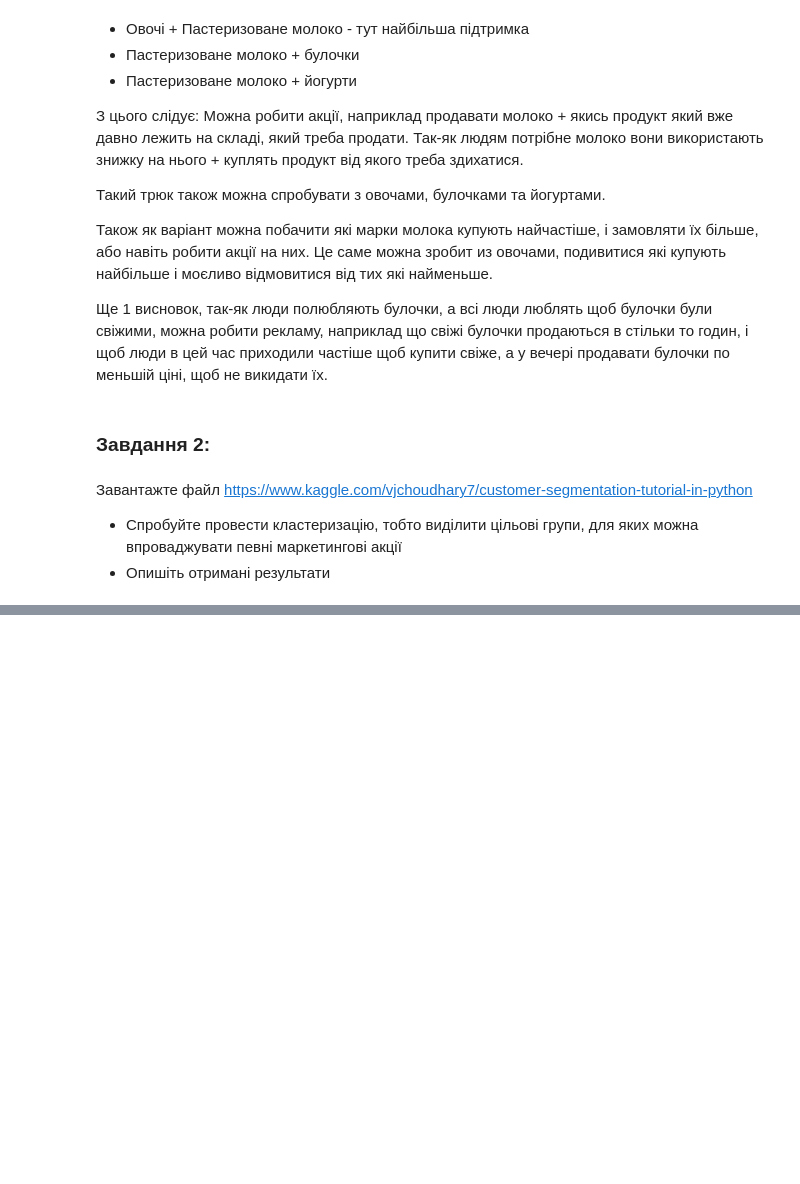
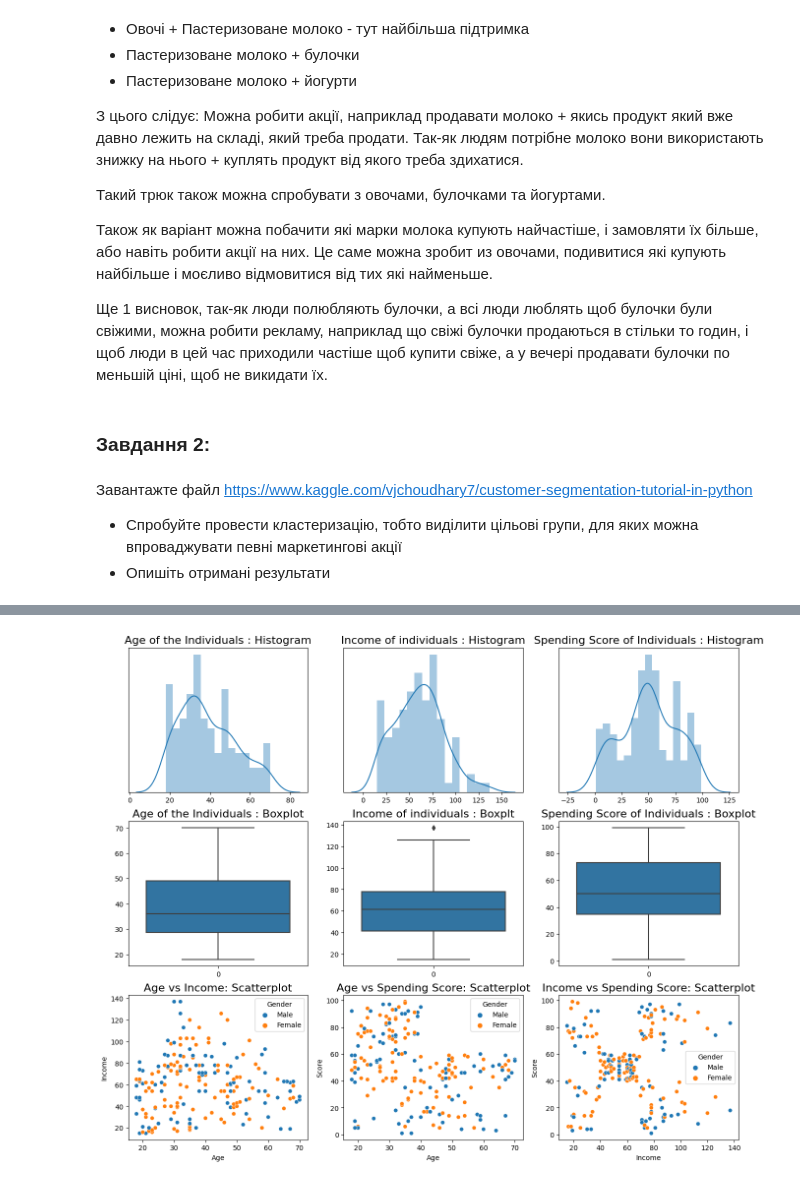
Before and after one commit to CyberCowboy404/DS-learning, a Jupyter notebook: lab8/Lab work 8.ipynb, the cells around one changed output, grey strips where cells are left out. Drawn from its saved outputs; the diff is of its cells as text; code cells hidden in the pictures; blank space fills up the shorter version.

```diff
--- a/lab8/Lab work 8.ipynb
+++ b/lab8/Lab work 8.ipynb
@@ -142,0 +275,60 @@ Association Rules:
+# %%
+## Let's understand the patterns and trends in the numerical variables
+## Age, Income(k$/yr), and SpendScore(1-100) are the 3 numerical variables we have here
+
+plt.subplots(figsize=(16,13))
+
+plt.subplot(3,3,1)
+plt.title('Age of the Individuals : Histogram', fontsize=16)
+sns.distplot(df['Age'], bins=15)
+plt.ylabel(None)
+plt.yticks([])
+plt.xlabel(None)
+
+plt.subplot(3,3,2)
+plt.title('Income of individuals : Histogram', fontsize=16)
+sns.distplot(df['Income'], bins=15)
+plt.ylabel(None)
+plt.yticks([])
+plt.xlabel(None)
+
+plt.subplot(3,3,3)
+plt.title('Spending Score of Individuals : Histogram', fontsize=16)
+sns.distplot(df['Score'], bins=15)
+plt.ylabel(None)
+plt.yticks([])
+plt.xlabel(None)
+
+plt.subplot(3,3,4)
+plt.title('Age of the Individuals : Boxplot', fontsize=16)
+sns.boxplot(df['Age'])
+plt.xlabel(None)
+plt.ylabel(None)
+
+plt.subplot(3,3,5)
+plt.title('Income of individuals : Boxplt', fontsize=16)
+sns.boxplot(df['Income'])
+plt.xlabel(None)
+plt.ylabel(None)
+
+plt.subplot(3,3,6)
+plt.title('Spending Score of Individuals : Boxplot', fontsize=16)
+sns.boxplot(df['Score'])
+plt.xlabel(None)
+plt.ylabel(None)
+
+plt.subplot(3,3,7)
+plt.title('Age vs Income: Scatterplot', fontsize=16)
+sns.scatterplot(data=df, x='Age', y='Income', hue='Gender')
+
+plt.subplot(3,3,8)
+plt.title('Age vs Spending Score: Scatterplot', fontsize=16)
+sns.scatterplot(data=df, x='Age', y='Score', hue='Gender')
+
+plt.subplot(3,3,9)
+plt.title('Income vs Spending Score: Scatterplot', fontsize=16)
+sns.scatterplot(data=df, x='Income', y='Score', hue='Gender')
+
+plt.show()
+# %% [output]
+[figure, added]
```
Also changed, not shown: parts of 17 cells of this notebook, 1 other file.
